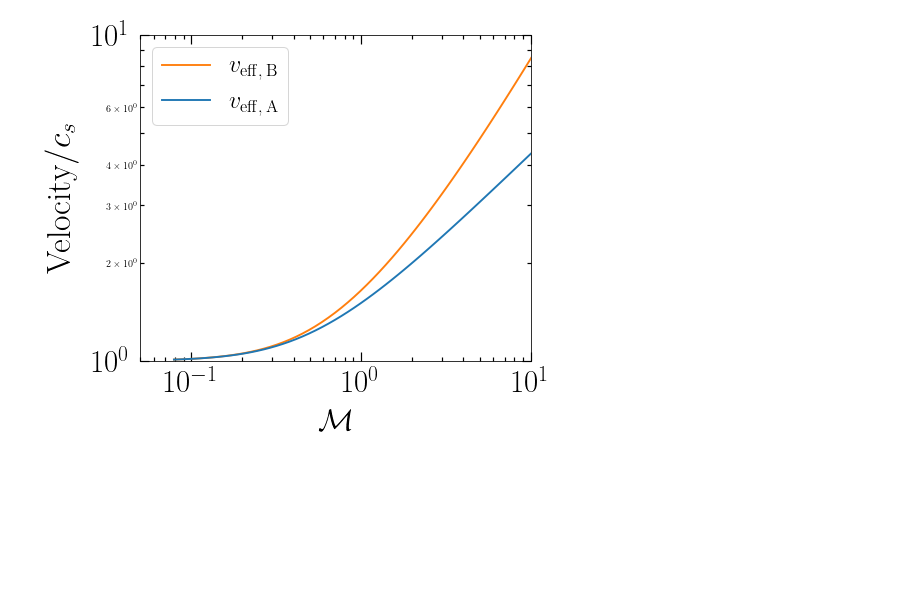
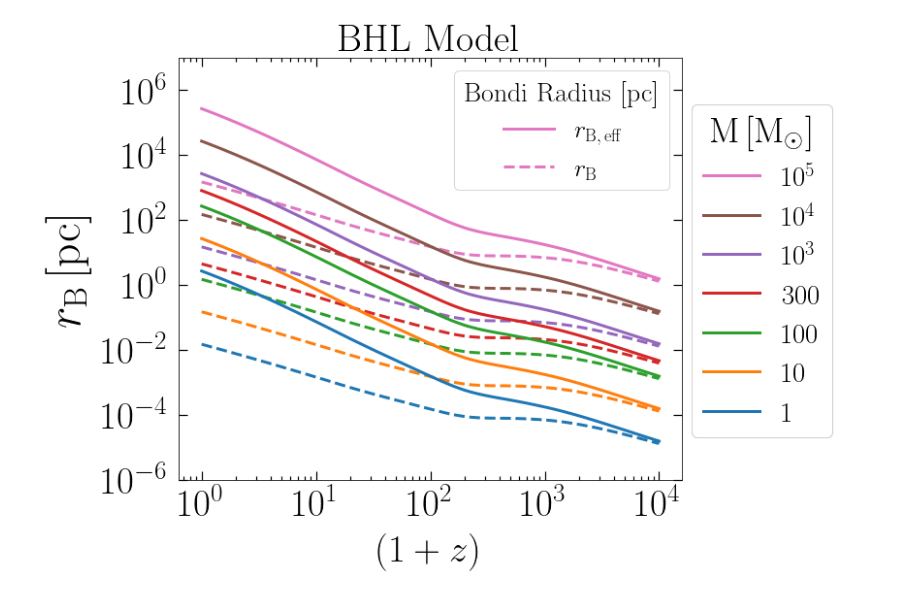
Before and after one commit to pratibhajangra591/project-2, a Jupyter notebook: v_eff_mmtca.ipynb, the cells around one changed output. Drawn from its saved outputs; the diff is of its cells as text; code cells hidden in the pictures; blank space fills up the shorter version.

```diff
--- a/v_eff_mmtca.ipynb
+++ b/v_eff_mmtca.ipynb
@@ -259,56 +240,56 @@ def M_dot_halo_PR_by_dz(z, m):
 # %%
+# Calculation of the effective Bondi Radius due to the presence of DM halo
+# around the PBH
+
 colors = ['C6', 'C5','C4','C3','C2', 'C1', 'C0']
-fig,ax = plt.subplots(1, figsize = (7, 6))
-plt.rc('lines', linewidth = 1.9)
+fig,ax = plt.subplots(1, figsize = (9.3, 8))
+plt.rc('lines', linewidth = 3)
 plt.rcParams['font.family'] = 'serif'
 plt.tick_params(axis = 'both', right=True, top=True, which = 'minor', width= 1.2, length = 4, direction = 'in')
 plt.tick_params(axis = 'both', right=True, top=True, which = 'major', width= 1.2, length = 9, direction = 'in')
 
 
+mi_arr = np.array([1e5, 1e4, 1000, 300, 100, 10, 1])
+z_arr = np.geomspace(1, 1e4, 100)
 
-mi_arr = np.array([1e5, 1e4, 1000, 300, 100, 10, 1])
-z_array = np.geomspace(1e4, 1, 100)
 
-v_eff_arr_A = np.zeros(len(z_array))
-v_eff_arr_B = np.zeros(len(z_array))
-M_array = np.zeros(len(z_array))
+r_B_pbh_arr = np.zeros(len(z_arr))
+r_B_eff_arr = np.zeros(len(z_arr))
+
+A = False
+
+
+for i, (m, color) in enumerate(zip(mi_arr, colors)):
+    for j, z in enumerate(z_arr):
+        r_B_pbh_arr[j] = r_B_pbh(z, m)
+        r_B_eff_arr[j] = r_B_eff(z, m)
+    ax.loglog(z_arr, r_B_eff_arr, color = color)
+    ax.loglog(z_arr, r_B_pbh_arr, color = color, ls = '--')
 
 
 
-
-for i, z in enumerate(z_array):
-    M_array[i] = v_pbh(z)/c_s(z)
-    v_eff_arr_A[i] = v_effA(z)/c_s(z)
-    v_eff_arr_B[i] = v_effB(z)/c_s(z)
+#r_\mathrm{B} \equiv r_\mathrm{B, \,pbh}
+ax.tick_params(axis='x', pad = 9.9)
+ax.tick_params(axis='y', pad = 9.9)
+lines = ax.get_lines()
+legend1 = plt.legend([lines[i] for i in [0, 1]], ["$r_\mathrm{B, \,eff}$","$r_\mathrm{B}  $"], title = 'Bondi Radius $ \mathrm{[pc]}$',
+        title_fontsize = 28, loc = 'upper right', prop = {"size":26})
+legend2 = plt.legend([lines[i] for i in [0, 2, 4, 6, 8, 10, 12]], ['$10^{5}$' ,  '$10^{4}$', '$10^{3}$', '$300$','$100$', '$10$','$1$']
+                     , title = '$ \mathrm{M\, [M_{\odot}]}$',
+           title_fontsize = 37, loc = (1.02, 0.10), prop = {"size":29})
+ax.add_artist(legend1)
+ax.add_artist(legend2)
 
 
+plt.ylim(1e-6, 1e7)
+plt.xlabel(r'$\left(1+z\right)$', fontsize = 39, labelpad = 10)
+plt.ylabel(r"$r_\mathrm{B}\, \mathrm{[pc]}$ ", fontsize = 48, labelpad = 11)
+plt.xticks(fontsize = 39)
+plt.yticks(fontsize = 39)
 
-
-
-
-ax.loglog(M_array, v_eff_arr_B, color = 'C1')
-ax.loglog(M_array, v_eff_arr_A, color = 'C0')
-
-
-
-
-ax.tick_params(axis='x', pad = 9.9)
-ax.tick_params(axis='y', pad = 9.9)
-
-plt.xticks(fontsize = 31)
-plt.yticks(fontsize = 31)
-
-
-plt.xlim(0.05, 10)
-plt.ylim(1, 10)
-
-plt.legend([ r'$v_\mathrm{eff, \, B} $','$v_\mathrm{eff,\,A}$'],
-           title_fontsize = 18, loc = 'upper left', prop = {"size":24})
-
-
-
-plt.ylabel(r"Velocity$/c_{s}$ ", fontsize = 34, labelpad = 13)
-plt.xlabel(r"$\mathcal{M}$", fontsize = 30, labelpad = 13)
-plt.savefig('velocities_full.pdf', bbox_inches = 'tight')
+#$\rho_{h}(r) \propto r^{-9/4}$
+plt.title(r'BHL Model', fontsize = 40, pad = 4)
+#plt.savefig('r_B_eff_BHL.pdf', bbox_inches = 'tight')
+plt.show()
 # %% [output]
-[figure, old version]
+[figure, new version]
```
Also changed, not shown: parts of 9 cells of this notebook.
